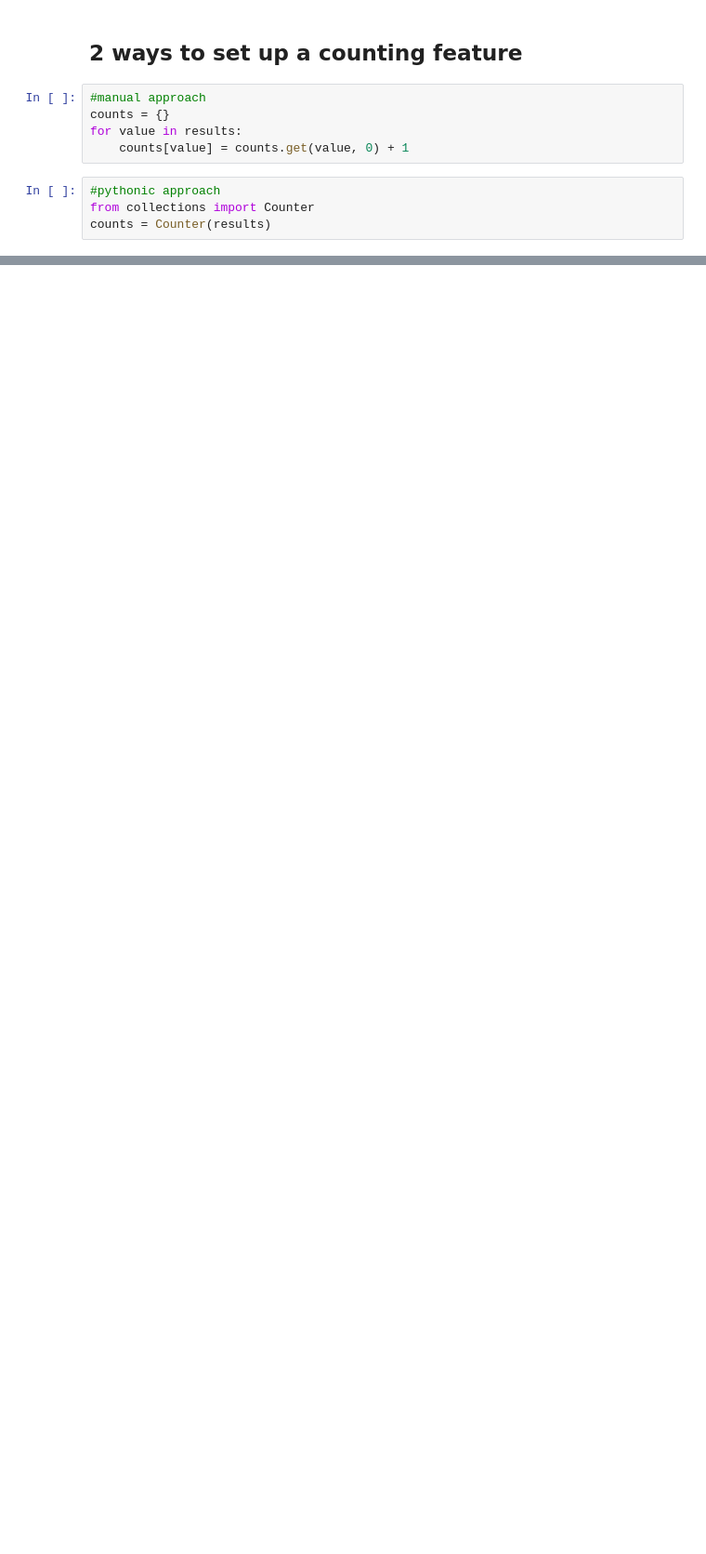
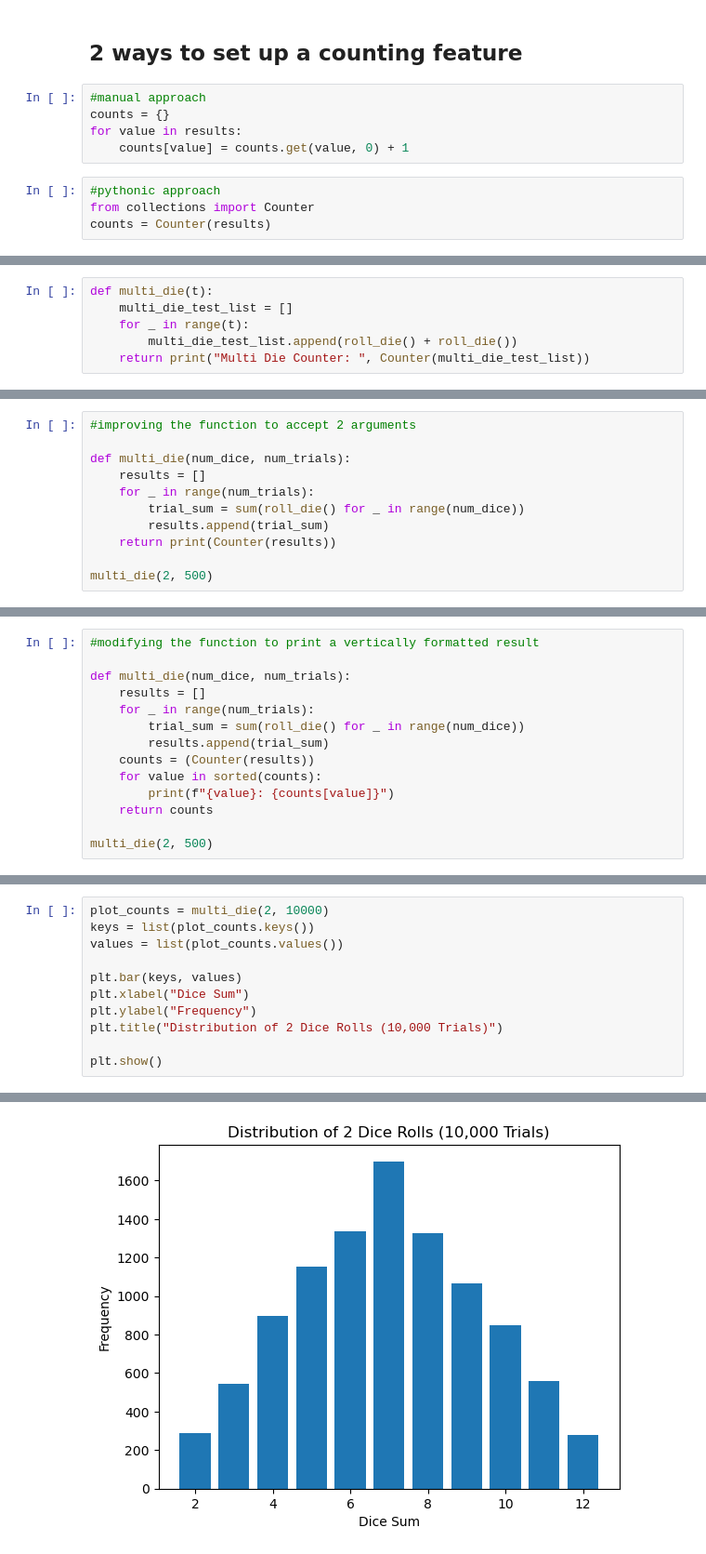
Before and after one commit to cleburn/python-math-exercises, a Jupyter notebook: day3_probabilities.ipynb, the cells around one changed output, grey strips where cells are left out. Shown: that part at 93% size. Saved outputs shown, nothing was run; the diff lists cells and outputs as text; blank space fills up the shorter version.

```diff
--- a/day3_probabilities.ipynb
+++ b/day3_probabilities.ipynb
@@ -55,0 +97,6 @@ Counter({3: 95, 6: 93, 4: 87, 1: 86, 5: 71, 2: 68})
+# %%
+def multi_die(t):
+    multi_die_test_list = []
+    for _ in range(t):
+        multi_die_test_list.append(roll_die() + roll_die())
+    return print("Multi Die Counter: ", Counter(multi_die_test_list))
@@ -55,0 +107,11 @@ Counter({3: 95, 6: 93, 4: 87, 1: 86, 5: 71, 2: 68})
+# %%
+#improving the function to accept 2 arguments
+
+def multi_die(num_dice, num_trials):
+    results = []
+    for _ in range(num_trials):
+        trial_sum = sum(roll_die() for _ in range(num_dice))
+        results.append(trial_sum)
+    return print(Counter(results))
+
+multi_die(2, 500)
@@ -55,0 +120,14 @@ Counter({3: 95, 6: 93, 4: 87, 1: 86, 5: 71, 2: 68})
+# %%
+#modifying the function to print a vertically formatted result
+
+def multi_die(num_dice, num_trials):
+    results = []
+    for _ in range(num_trials):
+        trial_sum = sum(roll_die() for _ in range(num_dice))
+        results.append(trial_sum)
+    counts = (Counter(results))
+    for value in sorted(counts):
+        print(f"{value}: {counts[value]}")
+    return counts
+
+multi_die(2, 500)
@@ -55,0 +186,12 @@ Counter({3: 95, 6: 93, 4: 87, 1: 86, 5: 71, 2: 68})
+# %%
+plot_counts = multi_die(2, 10000)
+keys = list(plot_counts.keys())
+values = list(plot_counts.values())
+
+plt.bar(keys, values)
+plt.xlabel("Dice Sum")
+plt.ylabel("Frequency")
+plt.title("Distribution of 2 Dice Rolls (10,000 Trials)")
+
+plt.show()
+# %% [output]
@@ -55,0 +209 @@ Counter({3: 95, 6: 93, 4: 87, 1: 86, 5: 71, 2: 68})
+[figure, added]
```
Also changed, not shown: parts of 23 cells of this notebook.
